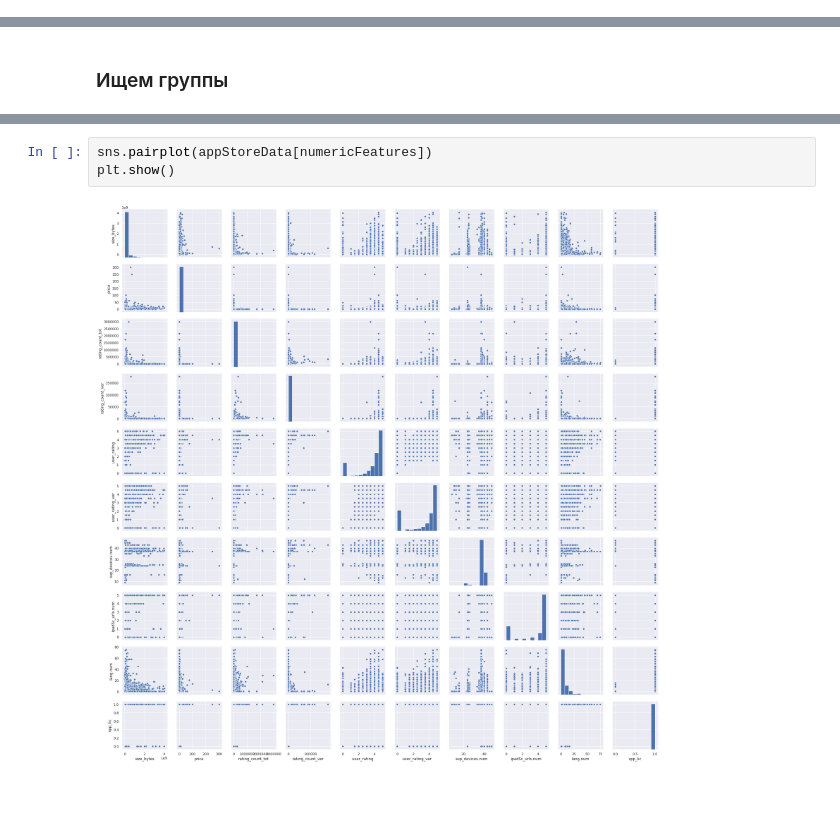
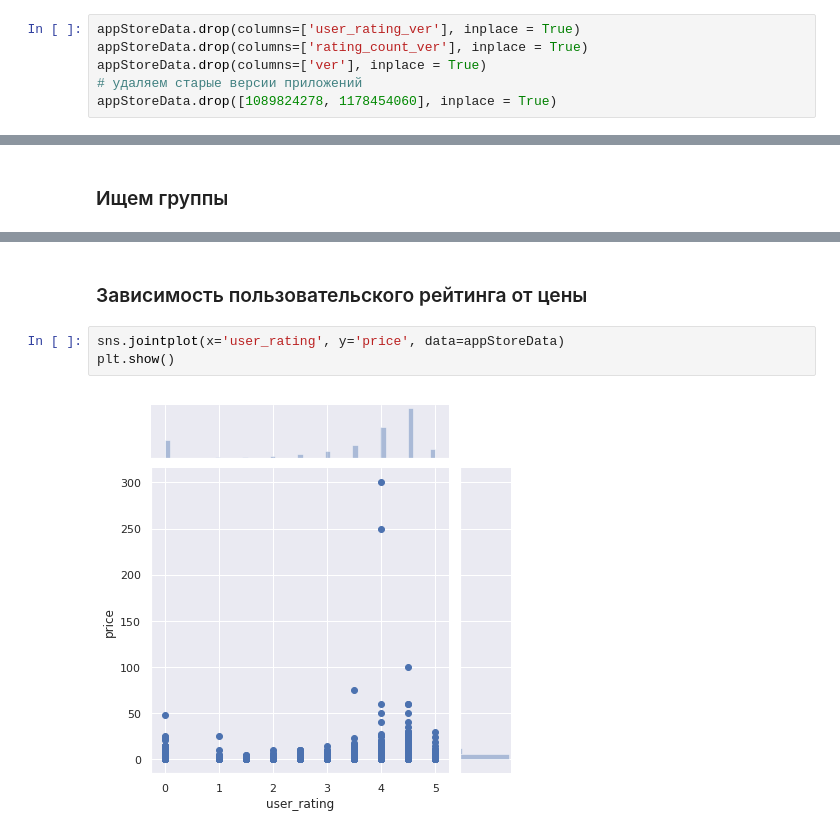
Before and after one commit to GHopperMSK/lmsu-homework, a Jupyter notebook: eda-app-store/eda-app-store.ipynb, the cells around one changed output, grey strips where cells are left out. Drawn from its saved outputs; the diff is of its cells as text; blank space fills up the shorter version.

```diff
--- a/eda-app-store/eda-app-store.ipynb
+++ b/eda-app-store/eda-app-store.ipynb
@@ -98,3 +119,9 @@ appStoreData.drop(columns=['currency'], inplace = True)
+# %%
+appStoreData.drop(columns=['user_rating_ver'], inplace = True)
+appStoreData.drop(columns=['rating_count_ver'], inplace = True)
+appStoreData.drop(columns=['ver'], inplace = True)
+# удаляем старые версии приложений
+appStoreData.drop([1089824278, 1178454060], inplace = True)
 # %% [markdown]
 ### Описательные статистики
 # %%
@@ -174,5 +231,7 @@ plt.show()
+# %% [markdown]
+### Зависимость пользовательского рейтинга от цены
 # %%
-sns.pairplot(appStoreData[numericFeatures])
+sns.jointplot(x='user_rating', y='price', data=appStoreData)
 plt.show()
 # %% [output]
-[figure, old version]
+[figure, new version]
```
Also changed, not shown: parts of 15 cells of this notebook, 2 other files.
